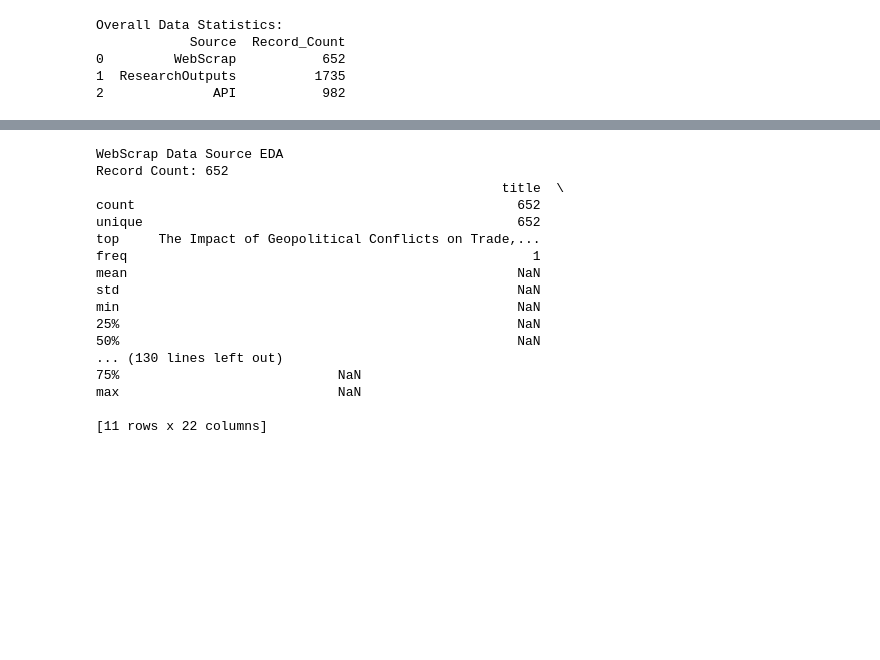
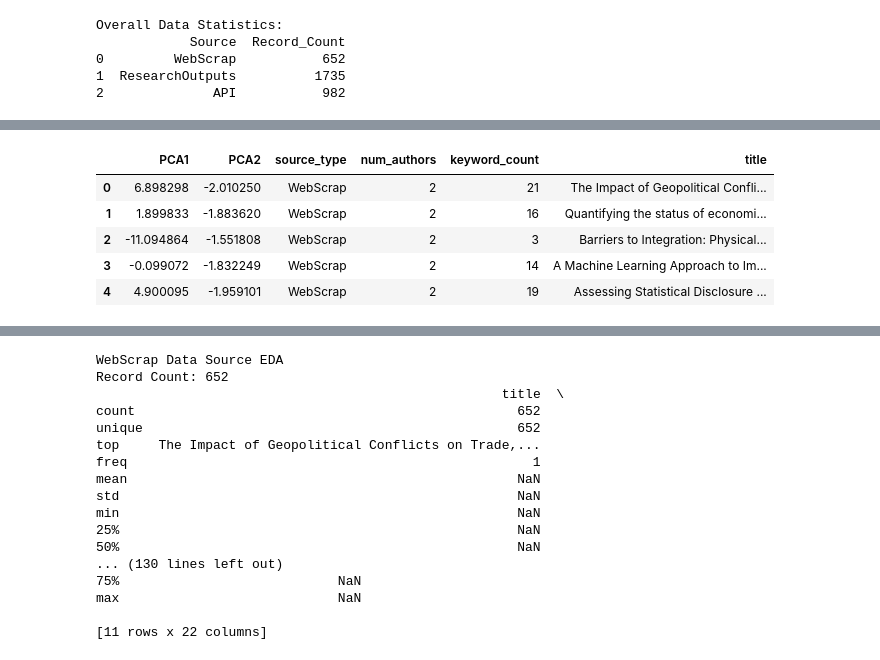
Before and after one commit to Ellison097/Group1_Project, a Jupyter notebook: EDA.ipynb, the cells around one changed output, grey strips where cells are left out. Cells and saved outputs as stored; diff of their text form; code cells hidden in the pictures; blank space fills up the shorter version.

```diff
--- a/EDA.ipynb
+++ b/EDA.ipynb
@@ -550,0 +485,47 @@ All interactive visualizations have been processed and displayed.
+# %%
+import pandas as pd
+from sklearn.decomposition import PCA
+from sklearn.feature_extraction.text import TfidfVectorizer
+from scipy.sparse import hstack
+
+# Load data
+df = pd.read_csv("New_And_Original_ResearchOutputs.csv")
+
+# Derive new features
+df["num_authors"] = df["authors"].fillna("").apply(lambda x: len([a for a in x.split(";") if a.strip() != ""]))
+df["keyword_count"] = df["Keywords"].fillna("").apply(lambda x: len([k for k in x.split(",") if k.strip() != ""]))
+df["source_type"] = "ResearchOutputs"
+df.loc[df.index < 652, "source_type"] = "WebScrap"
+df.loc[df.index >= 2387, "source_type"] = "API"
+
+# Drop missing abstracts and keywords
+df_pca = df.dropna(subset=["abstract", "Keywords"]).reset_index(drop=True)
+
+# TF-IDF encoding for abstract text
+tfidf_vectorizer = TfidfVectorizer(max_features=300)
+tfidf_matrix = tfidf_vectorizer.fit_transform(df_pca["abstract"])
+
+# Numeric features (reset index to align)
+numeric_features = df_pca[["num_authors", "keyword_count"]]
+
+# Combine TF-IDF and numeric features
+combined_features = hstack([tfidf_matrix, numeric_features])
+
+# Run PCA
+pca = PCA(n_components=2)
+pca_result = pca.fit_transform(combined_features.toarray())
+
+# Add PCA results back to DataFrame
+df_pca["PCA1"] = pca_result[:, 0]
+df_pca["PCA2"] = pca_result[:, 1]
+
+# Preview final result
+df_pca_result = df_pca[["PCA1", "PCA2", "source_type", "num_authors", "keyword_count", "title"]]
+df_pca_result.head()
+# %% [output]
+|  | PCA1 | PCA2 | source_type | num_authors | keyword_count | title |
+| 0 | 6.898298 | -2.010250 | WebScrap | 2 | 21 | The Impact of Geopolitical Confli... |
+| 1 | 1.899833 | -1.883620 | WebScrap | 2 | 16 | Quantifying the status of economi... |
+| 2 | -11.094864 | -1.551808 | WebScrap | 2 | 3 | Barriers to Integration: Physical... |
+| 3 | -0.099072 | -1.832249 | WebScrap | 2 | 14 | A Machine Learning Approach to Im... |
+| 4 | 4.900095 | -1.959101 | WebScrap | 2 | 19 | Assessing Statistical Disclosure ... |
```
Also changed, not shown: parts of 26 cells of this notebook, 27 other files.
